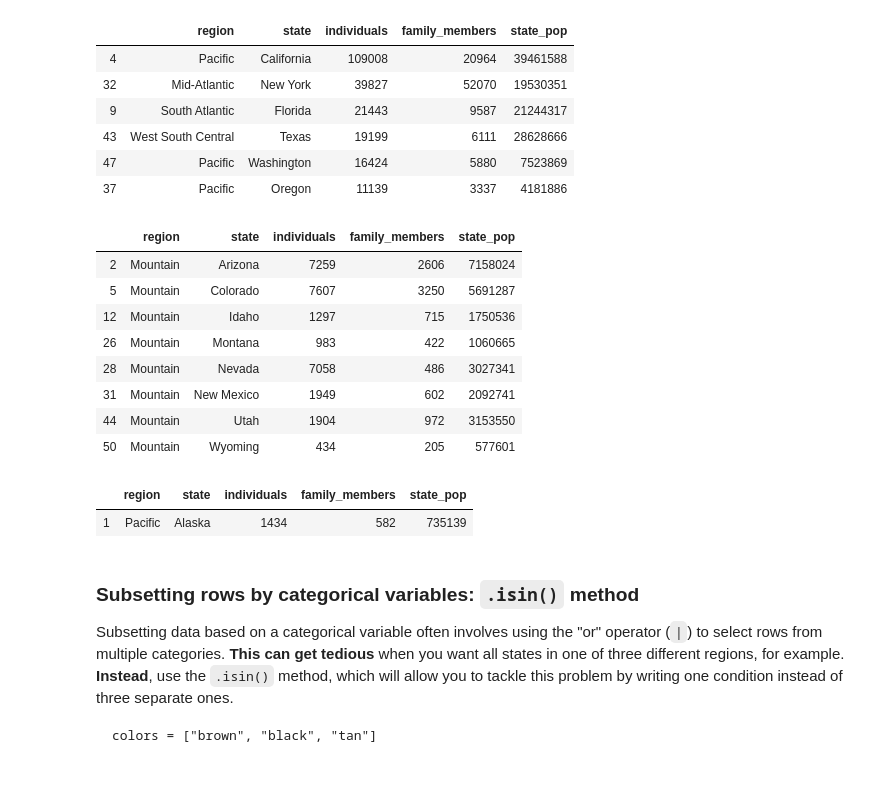
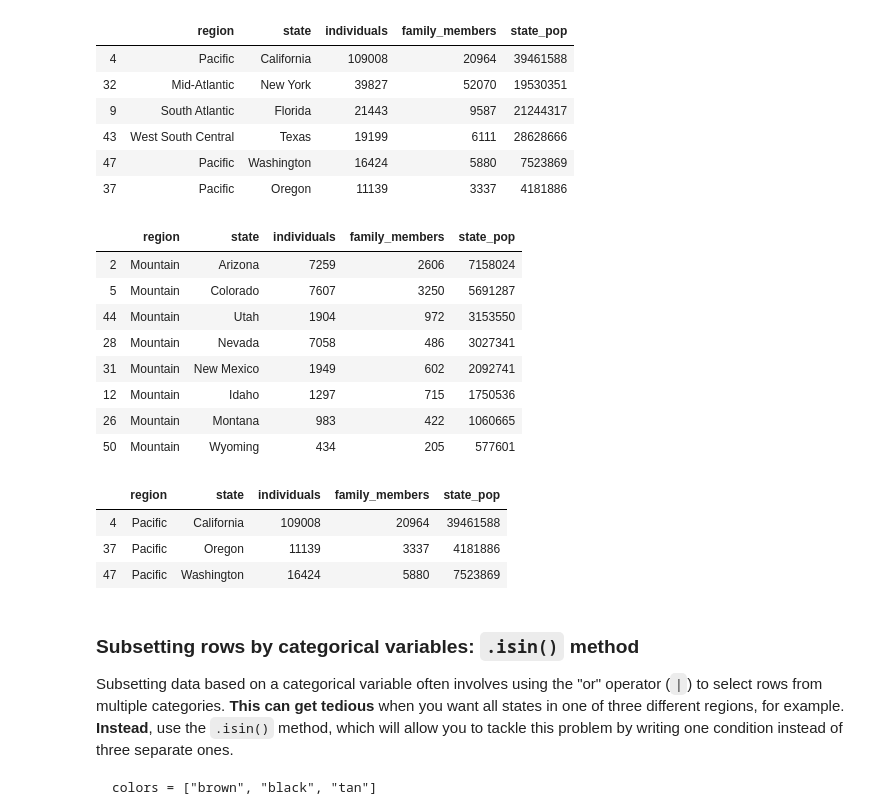
Before and after one commit to BeTKH/DataScieneinPython, a Jupyter notebook: 4. Data Manipulation with Panda.ipynb, the cells around one changed output. Cells and saved outputs as stored; diff of their text form; code cells hidden in the pictures; blank space fills up the shorter version.

```diff
--- a/4. Data Manipulation with Panda.ipynb
+++ b/4. Data Manipulation with Panda.ipynb
@@ -278,31 +278,44 @@ ind_gt_10k.sort_values("individuals",ascending = False)
 | 47 | Pacific | Washington | 16424 | 5880 | 7523869 |
 | 37 | Pacific | Oregon | 11139 | 3337 | 4181886 |
 # %%
+#which region in Mountain region has the most state population?
 # Filter for rows where region is Mountain
 mountain_reg = homelessness[homelessness['region'] == 'Mountain']
 
 # See the result
-mountain_reg
+mountain_reg.sort_values("state_pop", ascending = False)
+
+# Ans: Arizona
 # %% [output]
 |  | region | state | individuals | family_members | state_pop |
 | 2 | Mountain | Arizona | 7259 | 2606 | 7158024 |
 | 5 | Mountain | Colorado | 7607 | 3250 | 5691287 |
+| 44 | Mountain | Utah | 1904 | 972 | 3153550 |
+| 28 | Mountain | Nevada | 7058 | 486 | 3027341 |
+| 31 | Mountain | New Mexico | 1949 | 602 | 2092741 |
 | 12 | Mountain | Idaho | 1297 | 715 | 1750536 |
 | 26 | Mountain | Montana | 983 | 422 | 1060665 |
-| 28 | Mountain | Nevada | 7058 | 486 | 3027341 |
-| 31 | Mountain | New Mexico | 1949 | 602 | 2092741 |
-| 44 | Mountain | Utah | 1904 | 972 | 3153550 |
 | 50 | Mountain | Wyoming | 434 | 205 | 577601 |
 # %%
-# Filter for rows where family_members is less than 1000
+#A govt bearu around for Pacific region is ready to take measures...
+#...where homelessness is severe, where it is more than 3000 family members...
+#...so get us those states please?
+
+# Filter for rows where family_members is grater than 3000
 # and region is Pacific
-fam_lt_1k_pac = homelessness[(homelessness["family_members"] <1000) & (homelessness["region"] == "Pacific") ]
+
+fam_lt_1k_pac = homelessness[(homelessness["family_members"] >3000) & (homelessness["region"] == "Pacific") ]
 
 # See the result
 fam_lt_1k_pac
+
+# Ans: The ststes ,in the Pacific region, with severe homelessness problem
+#are California, Oregon and Washington
 # %% [output]
 |  | region | state | individuals | family_members | state_pop |
-| 1 | Pacific | Alaska | 1434 | 582 | 735139 |
+| 4 | Pacific | California | 109008 | 20964 | 39461588 |
+| 37 | Pacific | Oregon | 11139 | 3337 | 4181886 |
+| 47 | Pacific | Washington | 16424 | 5880 | 7523869 |
 # %% [markdown]
 ### Subsetting rows by categorical variables: `.isin()` method
 
```
Also changed, not shown: parts of 144 cells of this notebook, 7 other files.
